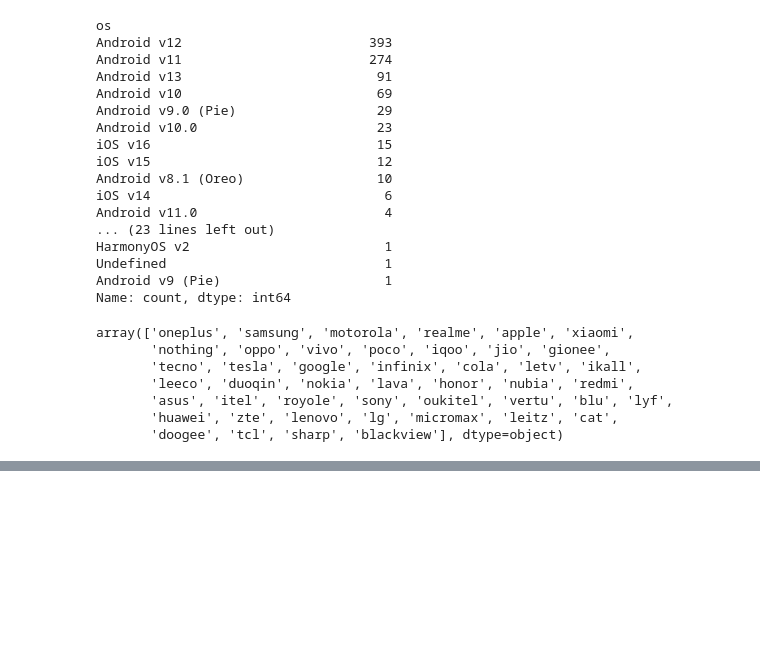
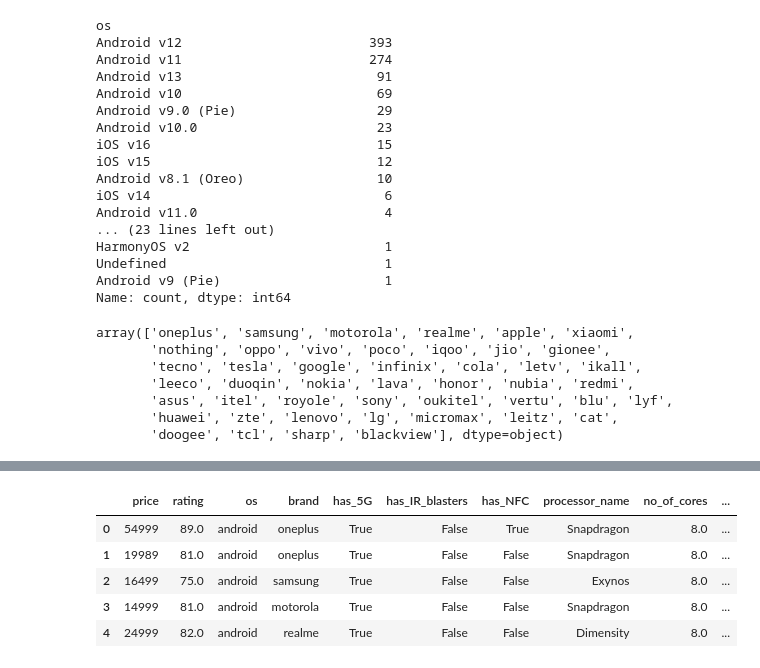
Before and after one commit to Shriram-Vibhute/CampusX-DSMP2.0, a Jupyter notebook: Data Analysis/data_cleaning.ipynb, the cells around one changed output, grey strips where cells are left out. Drawn from its saved outputs; the diff is of its cells as text; code cells hidden in the pictures; blank space fills up the shorter version.

```diff
--- a/Data Analysis/data_cleaning.ipynb
+++ b/Data Analysis/data_cleaning.ipynb
@@ -366,0 +438,2 @@ df.loc[856, 'processor_name'] = "Mediatek MT6739" # Filling Missing Data -> (28
+# %%
+df = df.drop(columns = ['display'])
@@ -366,0 +459,37 @@ df.loc[856, 'processor_name'] = "Mediatek MT6739" # Filling Missing Data -> (28
+# %%
+# Number of Front cameras
+df['total_front_cameras'] = df['camera'].str.split("&").str.get(1).fillna("").apply(camera_extractor)
+
+# Front max Camera
+df['front_max_camera'] = df['camera'].str.split("&").str.get(1).fillna("").str.findall(r'(\d+\s*)').str.get(0).fillna(0).astype(np.int32)
+
+df = df.drop(columns = ['camera'])
+# %%
+# Handling memory card column
+df['supports_memory_card'] = df['card'].apply(lambda x: False if x == None or "Not" in x else True)
+# %%
+# Handling os column
+def os_extractor(text):
+    if 'Android' in text:
+        return 'android'
+    elif 'iOS' in text:
+        return 'ios'
+    elif 'Not Specified':
+        return text
+    elif 'Harmony' in text or 'Hongmeng' in text or 'EMUI' in text:
+        return 'other'
+    else:
+        return 'other'
+
+
+df['os'] = df['os'].fillna('other').apply(os_extractor)
+# %%
+df = df.drop(columns = ['index', 'model', 'card'])
+df.head()
+# %% [output]
+|  | price | rating | os | brand | has_5G | has_IR_blasters | has_NFC | processor_name | no_of_cores | ... |
+| 0 | 54999 | 89.0 | android | oneplus | True | False | True | Snapdragon | 8.0 | ... |
+| 1 | 19989 | 81.0 | android | oneplus | True | False | False | Snapdragon | 8.0 | ... |
+| 2 | 16499 | 75.0 | android | samsung | True | False | False | Exynos | 8.0 | ... |
+| 3 | 14999 | 81.0 | android | motorola | True | False | False | Snapdragon | 8.0 | ... |
+| 4 | 24999 | 82.0 | android | realme | True | False | False | Dimensity | 8.0 | ... |
```
Also changed, not shown: parts of 16 cells of this notebook, 1 other file.
